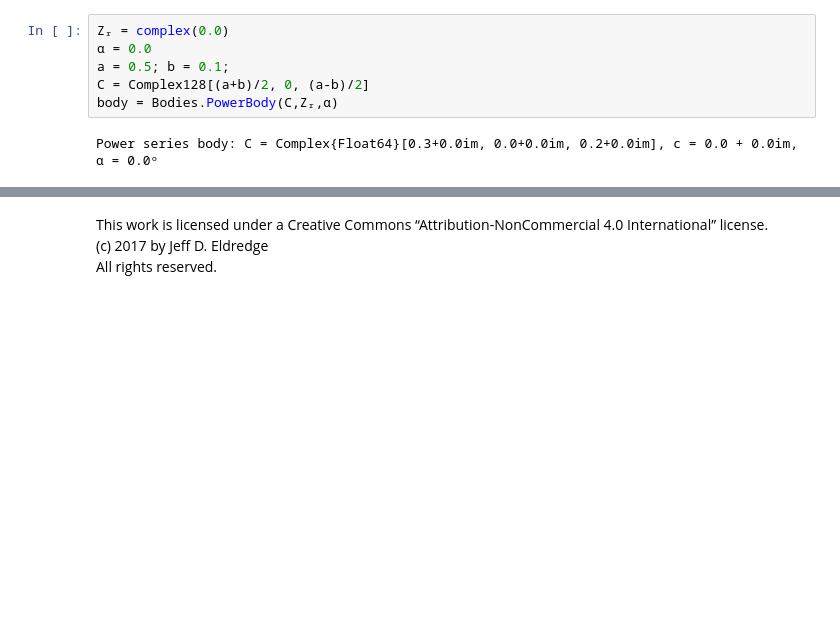
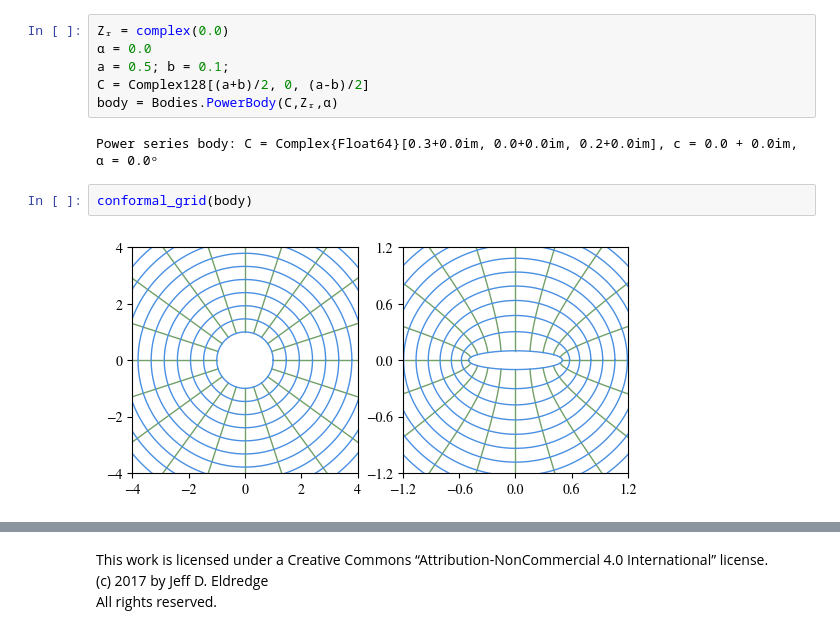
Before and after one commit to jdeldre/BookExamples, a Jupyter notebook: examples/Conformal mapping.ipynb, the cells around one changed output, grey strips where cells are left out. Drawn from its saved outputs; the diff is of its cells as text; blank space fills up the shorter version.

```diff
--- a/examples/Conformal mapping.ipynb
+++ b/examples/Conformal mapping.ipynb
@@ -66,6 +75,10 @@ C = Complex128[(a+b)/2, 0, (a-b)/2]
 body = Bodies.PowerBody(C,Zᵣ,α)
 # %% [output]
 Power series body: C = Complex{Float64}[0.3+0.0im, 0.0+0.0im, 0.2+0.0im], c = 0.0 + 0.0im, α = 0.0ᵒ
+# %%
+conformal_grid(body)
+# %% [output]
+[figure, added]
 # %%
 Żᵣ = complex(0.0)
 Ω = 1.0
```
Also changed, not shown: parts of 9 cells of this notebook, 1 other file.
